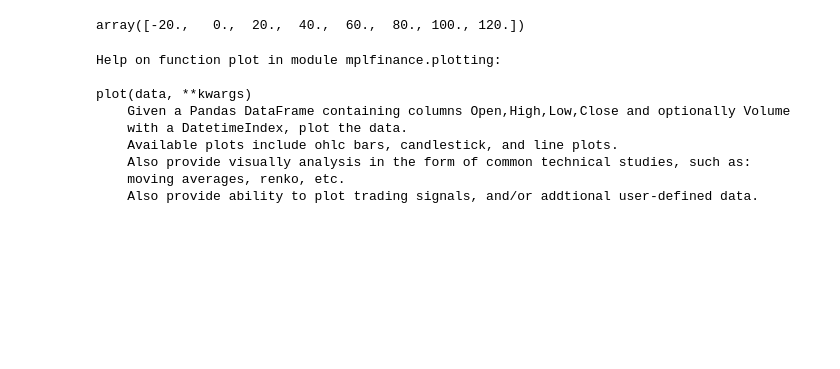
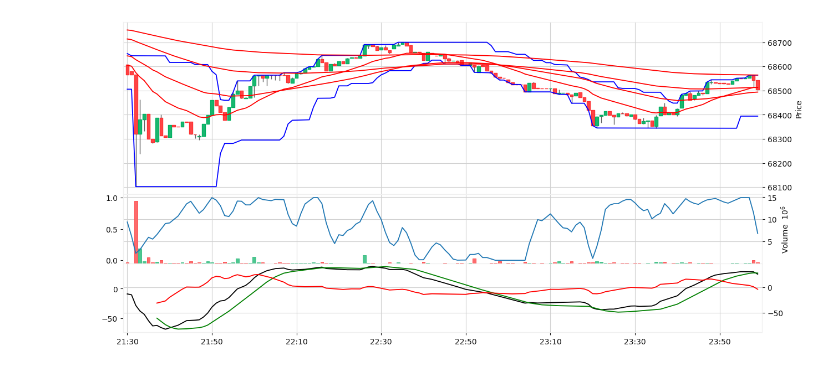
Before and after one commit to barsv/inv, a Jupyter notebook: test.ipynb, the cells around one changed output. Saved outputs shown, nothing was run; the diff lists cells and outputs as text; code cells hidden in the pictures; blank space fills up the shorter version.

```diff
--- a/test.ipynb
+++ b/test.ipynb
@@ -115,17 +115,57 @@ ax[0].margins(x=0)
-# %%
-#ax[1].get_xticklabels()
-ax[1].get_xticks()
-# %% [output]
-array([-20.,   0.,  20.,  40.,  60.,  80., 100., 120.])
-# %%
-help(mpf.plot)
-# %% [output]
-Help on function plot in module mplfinance.plotting:
-
-plot(data, **kwargs)
-    Given a Pandas DataFrame containing columns Open,High,Low,Close and optionally Volume
-    with a DatetimeIndex, plot the data.
-    Available plots include ohlc bars, candlestick, and line plots.
-    Also provide visually analysis in the form of common technical studies, such as:
-    moving averages, renko, etc.
-    Also provide ability to plot trading signals, and/or addtional user-defined data.
+# %%
+# стиль графика для mpl. пытаюсь сделать что-то похожее на светлую тему tradingview.
+customstyle = mpf.make_mpf_style(base_mpf_style='yahoo', facecolor='w')
+
+# wconfig может быть полезн, чтобы считать текущие значения width_config в mpf, чтобы понять что менять.
+#wconfig = {}
+
+# https://technical-analysis-library-in-python.readthedocs.io/en/latest/ta.html#ta.volatility.DonchianChannel
+dc = ta.volatility.DonchianChannel(df[-points-20:]['high'], df[-points-20:]['low'], 20)
+
+# https://technical-analysis-library-in-python.readthedocs.io/en/latest/ta.html#ta.momentum.StochRSIIndicator
+rsi = ta.momentum.StochRSIIndicator(df[-points-28:]['close'])
+
+# https://technical-analysis-library-in-python.readthedocs.io/en/latest/ta.html#ta.trend.ema_indicator
+ema20 = ta.trend.ema_indicator(df[-points-20:]['close'], 20)
+ema50 = ta.trend.ema_indicator(df[-points-50:]['close'], 50)
+ema100 = ta.trend.ema_indicator(df[-points-100:]['close'], 100)
+ema200 = ta.trend.ema_indicator(df[-points-200:]['close'], 200)
+
+# https://technical-analysis-library-in-python.readthedocs.io/en/latest/ta.html#ta.trend.MACD
+macd = ta.trend.MACD(df[-points-26:]['close'], 26)
+
+apdict = [
+    mpf.make_addplot(dc.donchian_channel_hband()[-points:], color='blue'),
+    mpf.make_addplot(dc.donchian_channel_lband()[-points:], color='blue'),
+    mpf.make_addplot(ema20[-points:], color='red'),
+    mpf.make_addplot(ema50[-points:], color='red'),
+    mpf.make_addplot(ema100[-points:], color='red'),
+    mpf.make_addplot(ema200[-points:], color='red'),
+
+    mpf.make_addplot(rsi.stochrsi_k()[-points:], panel=1),
+    mpf.make_addplot(macd.macd()[-points:], panel=2, color='black'),
+    mpf.make_addplot(macd.macd_signal()[-points:], panel=2, color='green'),
+    mpf.make_addplot(macd.macd_diff()[-points:], panel=2, color='red'),
+
+    #
+    #mpf.make_addplot(ta.momentum.ultimate_oscillator(df[-points-26:]['high'],df[-points-26:]['low'],df[-points-26:]['close'])[-points:],panel=3)
+    ]
+fix, ax = mpf.plot(
+    df[-points:],
+    type='candle',
+    volume=True,
+    style=customstyle,
+    figsize=(width_in_inches, height_in_inches),
+    returnfig=True, # это надо, чтобы mpf.plot вернул fix, ax.
+    # разворот подписей по оси X, т.к. в документации openai написано, что повернутый текст он плохо читает (наверное
+    # умышленно порезана модель, чтобы нельзя было ее использовать для распознавания капчи)
+    xrotation=0,
+    #return_width_config=wconfig,
+    update_width_config={'volume_width': 0.75, 'candle_width': 0.75, 'candle_linewidth': 1},
+    addplot=apdict
+    )
+
+ax[0].margins(x=0) # убрать отступы слева и справа на графике.
+#wconfig
+# %% [output]
+[figure, added]
```
Also changed, not shown: parts of 11 cells of this notebook, 1 other file.
